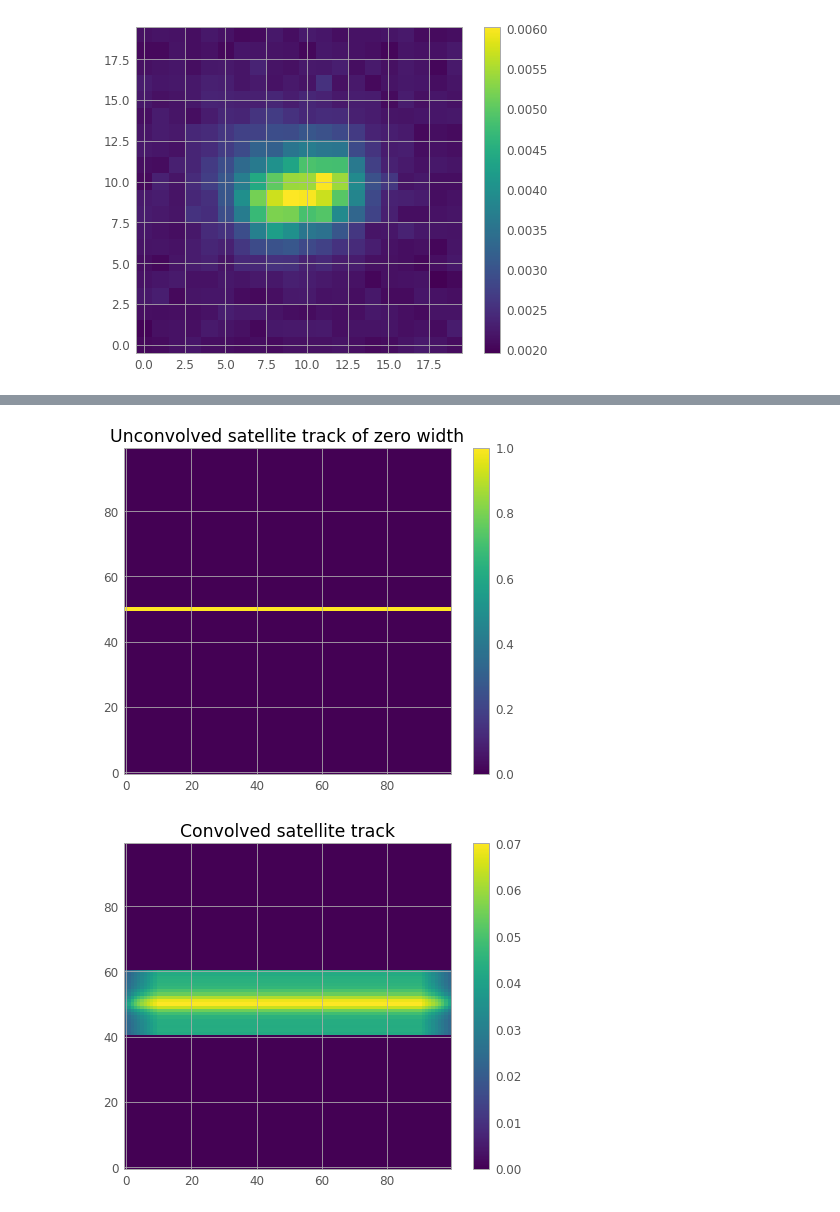
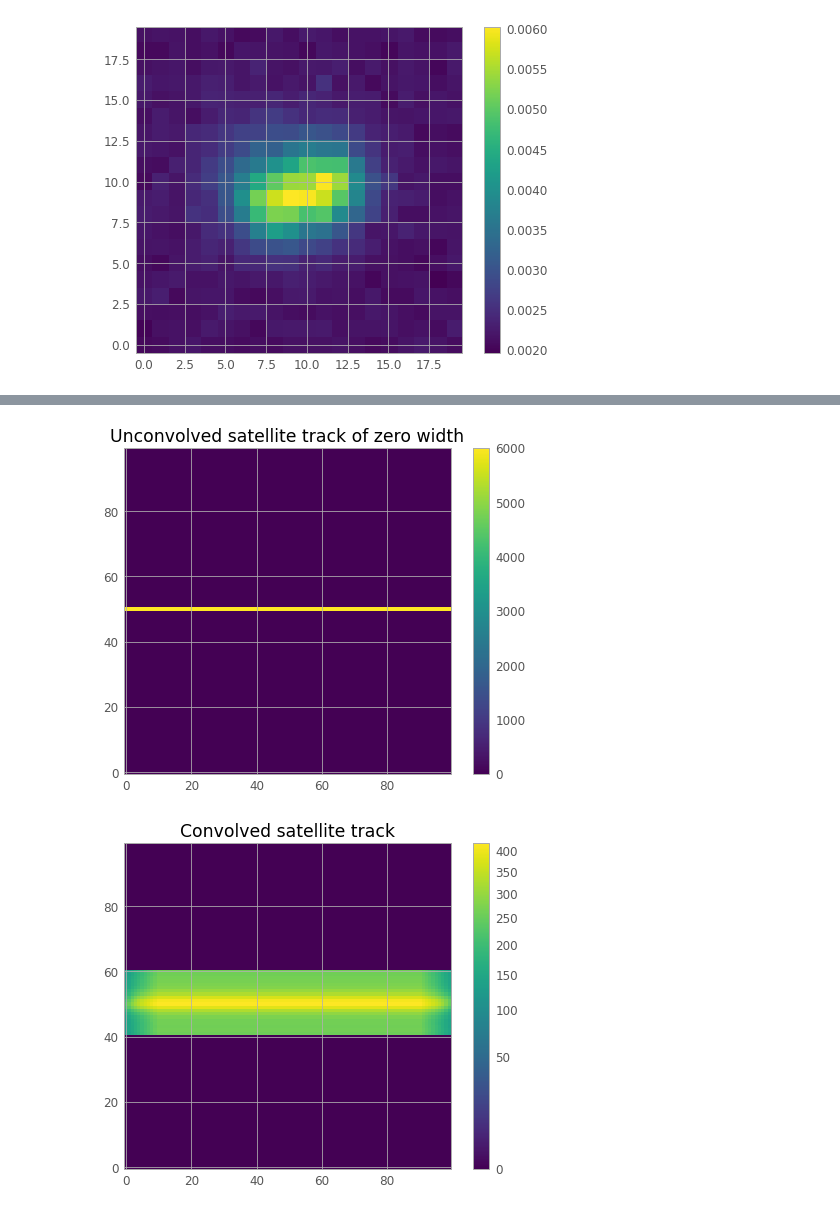
Before and after one commit to SSAEPFL/PSF, a Jupyter notebook: astropy-fits.ipynb, the cells around one changed output, grey strips where cells are left out. Drawn from its saved outputs; the diff is of its cells as text; code cells hidden in the pictures.

```diff
--- a/astropy-fits.ipynb
+++ b/astropy-fits.ipynb
@@ -83,8 +195,10 @@ plt.show()
 # %%
-PSF = image_clean[2926-10: 2926+10, 2029-10:2029+10]
-PSF = PSF / np.sum(PSF)
+# PSF of one star
+PSF = image_clean[2926-10:2926+10, 2029-10:2029+10]
+PSF = PSF / np.sum(PSF) #normalized as a distribution to 1
 plt.figure()
-plt.imshow(PSF, interpolation='none', origin='lower', cmap='viridis')
+norm = ImageNormalize(stretch=SqrtStretch())
+plt.imshow(PSF, origin='lower', cmap='viridis', interpolation='none')
 plt.colorbar()
 plt.show()
 # %% [output]
@@ -94,19 +217,19 @@ plt.show()
 track = np.zeros((100, 100))
 
 #just have it horizontal for now around the middle, but later you can adapt this to be at an angle; also look into convolving on an oversampled grid to avoid problems
-track[50, :] = 1
+track[50, :] = 6e3
 plt.imshow(track, origin='lower', cmap='viridis')
 plt.title('Unconvolved satellite track of zero width')
 plt.colorbar()
 plt.show()
 # %% [output]
-[figure, old version]
+[figure, new version]
 # %%
 track_conv = scipy_convolve(track, PSF, mode='same', method='direct')
 
-plt.imshow(track_conv, origin='lower', cmap='viridis')
+plt.imshow(track_conv, norm=norm, origin='lower', cmap='viridis')
 plt.colorbar()
 plt.title('Convolved satellite track')
 plt.show()
 # %% [output]
-[figure, old version]
+[figure, new version]
```
Also changed, not shown: parts of 11 cells of this notebook.
